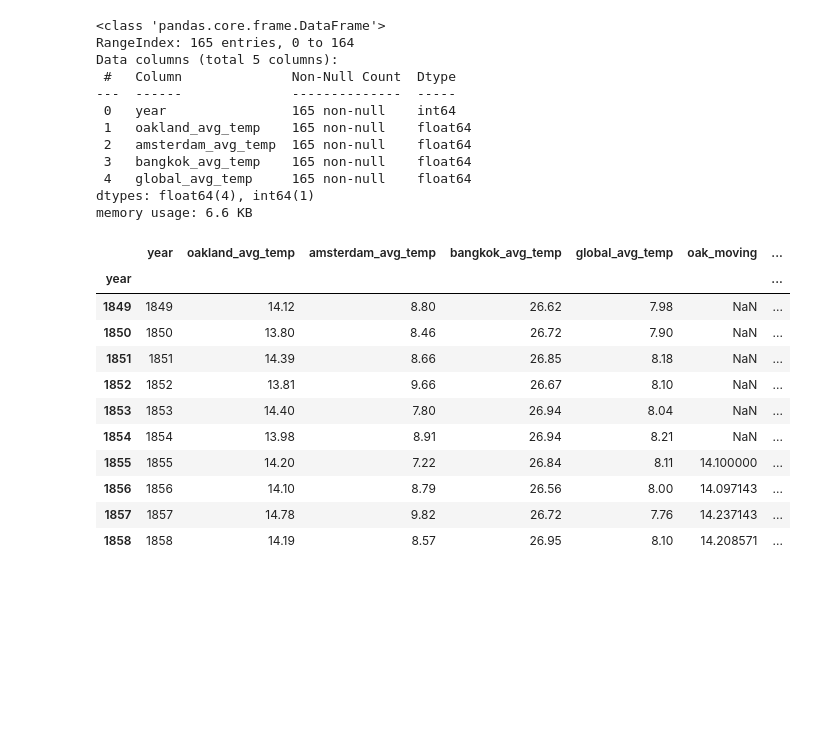
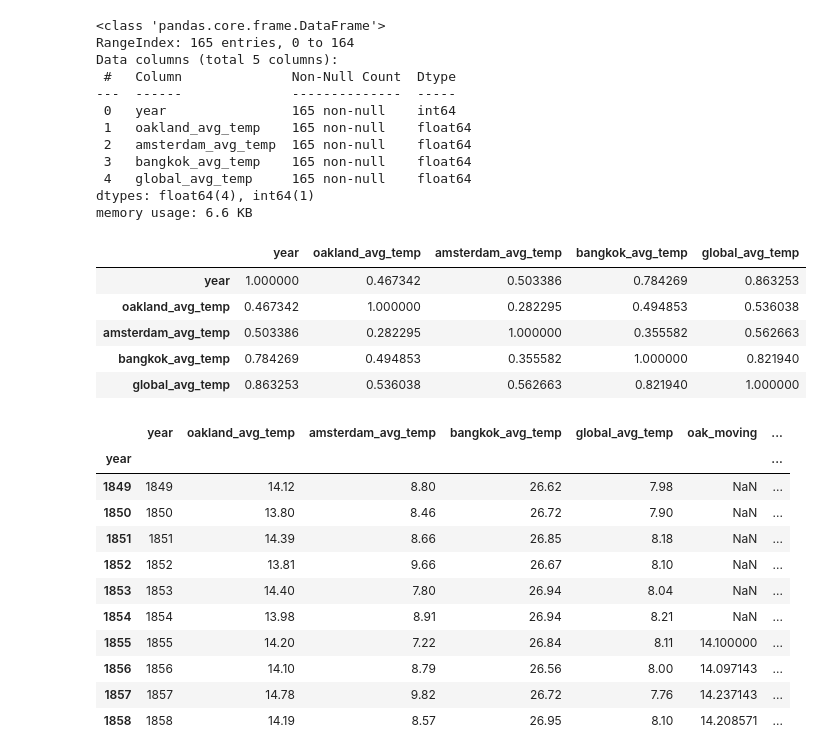
Before and after one commit to alf808/getting-hotter, a Jupyter notebook: oakland_vs_world.ipynb, the cells around one changed output. Drawn from its saved outputs; the diff is of its cells as text; code cells hidden in the pictures; blank space fills up the shorter version.

Commit message:
added a correlation table to merged data

```diff
--- a/oakland_vs_world.ipynb
+++ b/oakland_vs_world.ipynb
@@ -240,6 +240,15 @@ dtypes: float64(4), int64(1)
 memory usage: 6.6 KB
 # %%
 merged_data.index = merged_data['year']
+# %%
+merged_data.corr()
+# %% [output]
+|  | year | oakland_avg_temp | amsterdam_avg_temp | bangkok_avg_temp | global_avg_temp |
+| year | 1.000000 | 0.467342 | 0.503386 | 0.784269 | 0.863253 |
+| oakland_avg_temp | 0.467342 | 1.000000 | 0.282295 | 0.494853 | 0.536038 |
+| amsterdam_avg_temp | 0.503386 | 0.282295 | 1.000000 | 0.355582 | 0.562663 |
+| bangkok_avg_temp | 0.784269 | 0.494853 | 0.355582 | 1.000000 | 0.821940 |
+| global_avg_temp | 0.863253 | 0.536038 | 0.562663 | 0.821940 | 1.000000 |
 # %%
 merged_data['oak_moving'] = merged_data['oakland_avg_temp'].rolling(window=7).mean()
 merged_data['glo_moving'] = merged_data['global_avg_temp'].rolling(window=7).mean()
```
